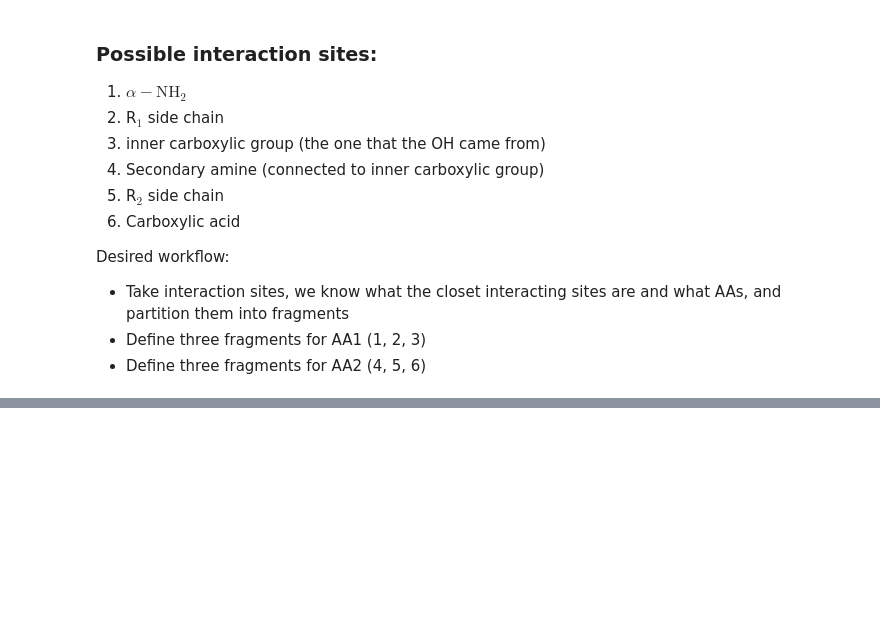
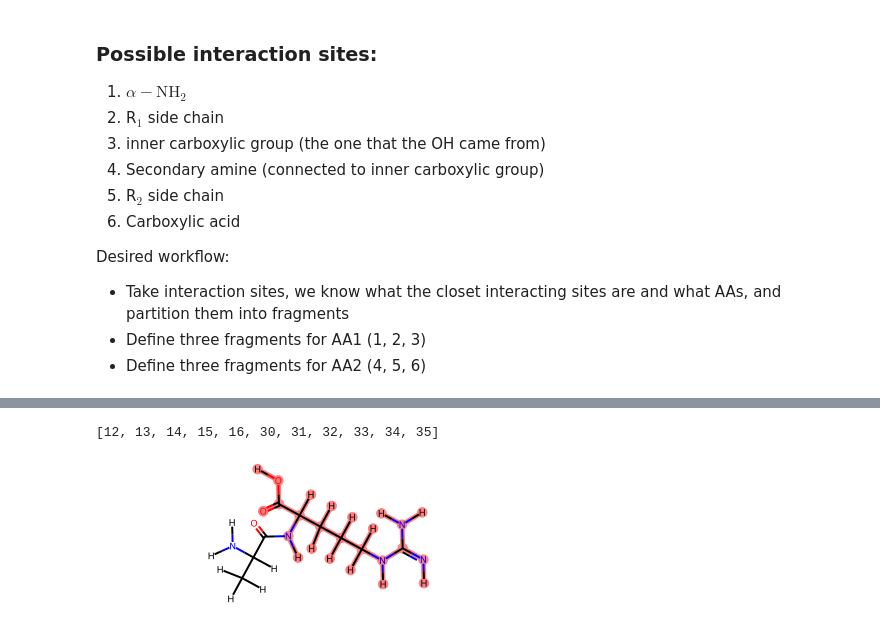
Before and after one commit to ChemRacer/dipeptide_co2, a Jupyter notebook: interaction_sites.ipynb, the cells around one changed output, grey strips where cells are left out. Cells and saved outputs as stored; diff of their text form; code cells hidden in the pictures; blank space fills up the shorter version.

```diff
--- a/interaction_sites.ipynb
+++ b/interaction_sites.ipynb
@@ -110,7 +115,6 @@ for k,v in pairs.to_dict()[1].items():
     if os.path.exists(path):
         co2paths[v]=path
 # %%
-ptable = fetch_table('elements').set_index('symbol')
 
 # # Create the MolGraph object
 # mg = MolGraph()
@@ -496,0 +558,32 @@ Desired workflow:
+# %%
+checkid='Alanine-Arginine'
+print(checkid)
+print(interaction_AA[checkid])
+print(inter_dict[checkid])
+
+
+k=checkid
+m=arom[k]
+A,B=k.split('-')
+print(A,B)
+Chem.rdmolops.Cleanup(m)
+m=Chem.AddHs(Chem.MolFromSmiles(Chem.MolToSmiles(m)))
+Chem.Kekulize(m)
+subA = Chem.AddHs(dehydroxy[A])
+Chem.Kekulize(subA)
+matchA=m.GetSubstructMatches(subA)
+subB = Chem.AddHs(dehydrogen[B])
+Chem.Kekulize(subB)
+matchB=m.GetSubstructMatches(subB)
+inter=[]
+
+for idx,i in enumerate(inter_dict[k].idx.values):
+    # if m.GetAtomWithIdx(int(i)).GetSymbol()==inter_dict[k].atoms.values[idx]:
+    if i in sum(matchA,()):
+        inter.append(A)
+    if i in sum(matchB,()):
+        inter.append(B)
+
+print(inter)
+# fig = to_plotly_figure(co2mgs[checkid])
+# offline.plot(fig)
@@ -496,0 +599,8 @@ Desired workflow:
+# %%
+sorted(matchA[0])
+# %% [output]
+[12, 13, 14, 15, 16, 30, 31, 32, 33, 34, 35]
+# %%
+m
+# %% [output]
+[figure, added]
```
Also changed, not shown: parts of 20 cells of this notebook, 6 other files.
